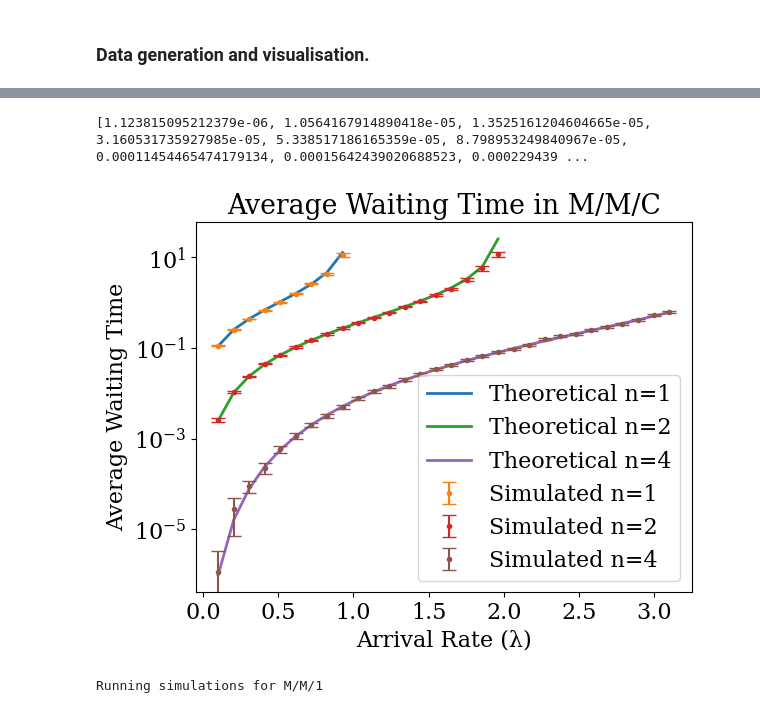
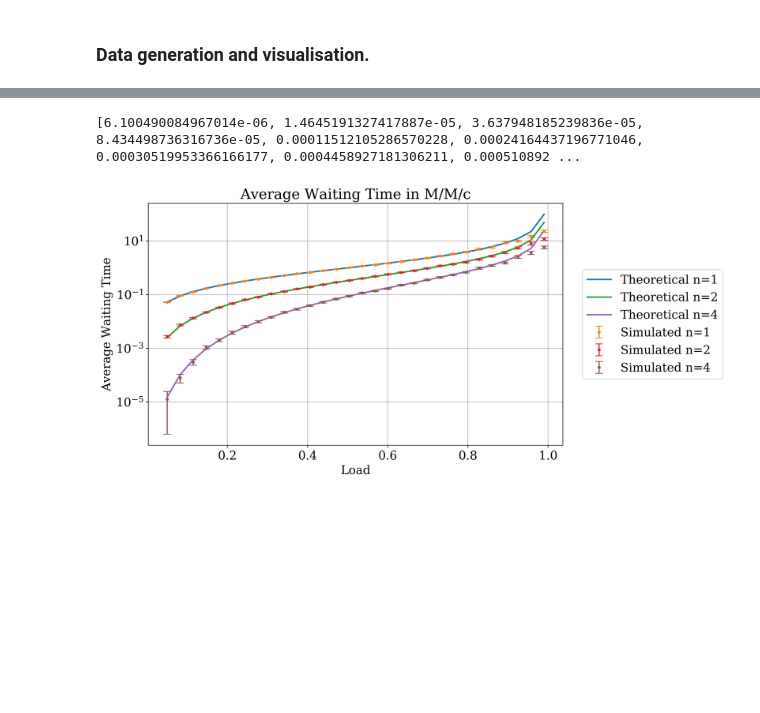
Before and after one commit to DutchProg/STSIM_ass2, a Jupyter notebook: EzradeCleen_12042137_ElinevandeLagemaat_11892900_Assignment_2.ipynb, the cells around one changed output, grey strips where cells are left out. Cells and saved outputs as stored; diff of their text form; code cells hidden in the pictures; blank space fills up the shorter version.

```diff
--- a/EzradeCleen_12042137_ElinevandeLagemaat_11892900_Assignment_2.ipynb
+++ b/EzradeCleen_12042137_ElinevandeLagemaat_11892900_Assignment_2.ipynb
@@ -373,24 +337,3 @@ def run_hpx_simulation(num_servers, N, lambda_, hyper_exp, sim_time):
     # Calculate average waiting time.
     average_wait = np.mean(waiting_times)
     return average_wait
-# %%
-# probability of belonging to phase 0
-probability = 0.75
-
-# average waiting time for both phases
-time0 = 1.0
-time1 = 5.0
-
-# Parameters
-lambda_ = 2  # arrival rate
-mu = probability*time0 + (1-probability)*time1
-sim_time = 10000
-N = 10
-hyper_exp = [probability, time0, time1, sim_time]
-
-MHn_res = {}
-for n in [1,2,4]:
-    avg_wait = run_hpx_simulation(n, N, lambda_, hyper_exp, sim_time)
-    MHn_res[n] = avg_wait
-    print(f"System load: {lambda_ / (n * mu):.2f}")
-    print(f'Average waiting time for M/H/{n}: {avg_wait:.2f}')
@@ -458,5 +374,4 @@ Steady state for M/M/2 and lambda = 0.9 reached at time: 800
 # %%
-
 def generate_data(lambda_values):
 
     mu = 1
@@ -500,7 +415,7 @@ def generate_data(lambda_values):
 def generate_data_load(load_values):
 
     mu = 1
-    N = 1  # Number of runs for each lambda
+    N = 100  # Number of runs for each lambda
     sim_time = 1500
 
     data = {}
@@ -532,36 +447,36 @@ def generate_data_load(load_values):
 
     return data
 
-# lambda_values = np.linspace(0.1, 3.1, 30)
-# data_normal_1  = generate_data(lambda_values)
 load_values = np.linspace(0.05, 0.99, 30)
 data_normal_2  = generate_data_load(load_values)
 # %%
 confidence_level = 1.96  # For a 95% confidence interval
+plt.figure(figsize=[10,6],dpi=400)
 
-for n, values in data_normal_1.items():
+for n, values in data_normal_2.items():
     if n != 6:
         # Plot theoretical values
-        plt.plot(values['lambda'], values['theoretical'], label=f"Theoretical n={n}", linewidth=2)
+        plt.plot(values['load'], values['theoretical'], label=f"Theoretical n={n}", linewidth=2)
 
         # Calculate the confidence interval
         ci = [error * confidence_level for error in values['simulated_errors']]
 
         # Plot simulated values with confidence intervals
-        plt.errorbar(values['lambda'], values['simulated_means'], yerr=ci,
+        plt.errorbar(values['load'], values['simulated_means'], yerr=ci,
                         label=f"Simulated n={n}", fmt='o', capsize=5,markersize=3)
 
-print(data_normal_1[4]['simulated_errors'])
-plt.xlabel('Arrival Rate (λ)')
+print(data_normal_2[4]['simulated_errors'])
+plt.grid(True)
+plt.xlabel('Load')
 plt.ylabel('Average Waiting Time')
-plt.title('Average Waiting Time in M/M/C')
+plt.title('Average Waiting Time in M/M/c')
 plt.yscale('log')
-plt.legend()
+plt.legend(loc='center right', bbox_to_anchor=(1.4, 0.5))
 plt.savefig('Wait_vs_Theory.png', dpi=400)
 plt.show()
 # %% [output]
-[1.123815095212379e-06, 1.0564167914890418e-05, 1.3525161204604665e-05, 3.160531735927985e-05, 5.338517186165359e-05, 8.798953249840967e-05, 0.00011454465474179134, 0.00015642439020688523, 0.000229439 ...
+[6.100490084967014e-06, 1.4645191327417887e-05, 3.637948185239836e-05, 8.434498736316736e-05, 0.00011512105286570228, 0.00024164437196771046, 0.00030519953366166177, 0.0004458927181306211, 0.000510892 ...
-[figure, old version]
+[figure, new version]
 # %%
 def calculate_relative_error(standard_deviation, mean):
     if mean != 0:
@@ -596,8 +511,6 @@ num_runs = 100
 sim_time = 1000
 load_levels = np.linspace(0.1, 0.999, 100)
 data_variance = generate_load_impact_data(num_servers, mu, num_runs, sim_time, load_levels)
-# %% [output]
-Running simulations for M/M/1
 # %%
 plt.figure(figsize=(12, 6))
 for n, values in data_variance.items():
```
Also changed, not shown: parts of 15 cells of this notebook, 2 other files.
